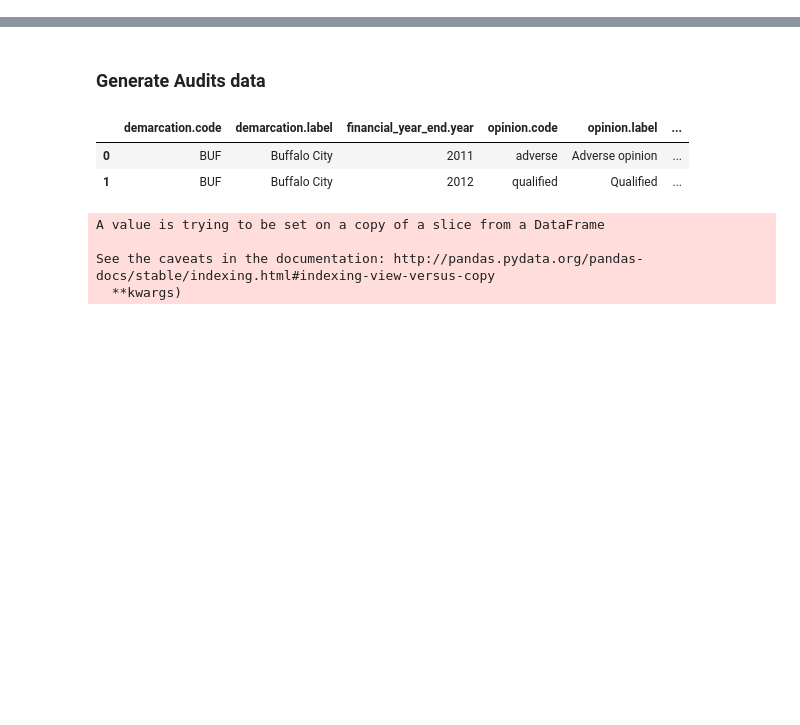
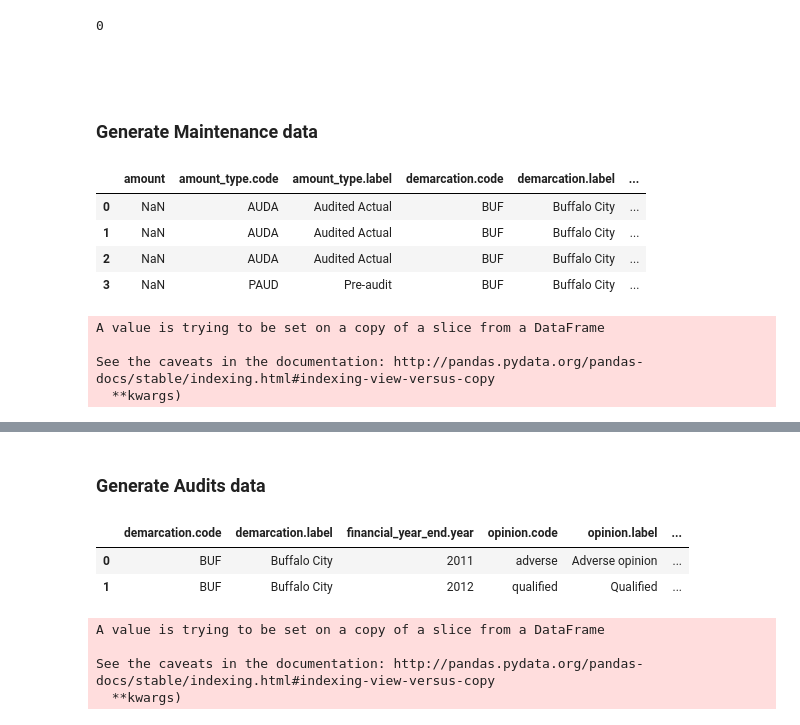
Before and after one commit to datawizzards-za/ntbhack, a Jupyter notebook: app-models.ipynb, the cells around one changed output, grey strips where cells are left out. Cells and saved outputs as stored; diff of their text form; code cells hidden in the pictures; blank space fills up the shorter version.

Commit message:
updated models

```diff
--- a/app-models.ipynb
+++ b/app-models.ipynb
@@ -36,0 +37,19 @@ engine.table_names()
+# %%
+models.Audits.objects.count()
+# %% [output]
+0
+# %% [markdown]
+###
+# %% [markdown]
+### Generate Maintenance data
+# %%
+repairs = pd.DataFrame(requests.get('https://municipaldata.treasury.gov.za/api/cubes/repmaint/facts',
+                                      allow_redirects=True).json()['data'])
+# %%
+repairs.head(4)
+# %% [output]
+|  | amount | amount_type.code | amount_type.label | demarcation.code | demarcation.label | ... |
+| 0 | NaN | AUDA | Audited Actual | BUF | Buffalo City | ... |
+| 1 | NaN | AUDA | Audited Actual | BUF | Buffalo City | ... |
+| 2 | NaN | AUDA | Audited Actual | BUF | Buffalo City | ... |
+| 3 | NaN | PAUD | Pre-audit | BUF | Buffalo City | ... |
@@ -36,0 +59,9 @@ engine.table_names()
+# %%
+repairs_df.rename(columns={'demarcation.code':'demarcation_code', 'amount_type.label':'amount_type',
+                          'financial_year_end.year':'financial_year_end', 'item.label':'item_label',
+                          'amount':'amount','financial_period.period':'financial_period'}, inplace=True)
+# %% [output]
+A value is trying to be set on a copy of a slice from a DataFrame
+
+See the caveats in the documentation: http://pandas.pydata.org/pandas-docs/stable/indexing.html#indexing-view-versus-copy
+  **kwargs)
```
Also changed, not shown: parts of 10 cells of this notebook, 4 other files.
